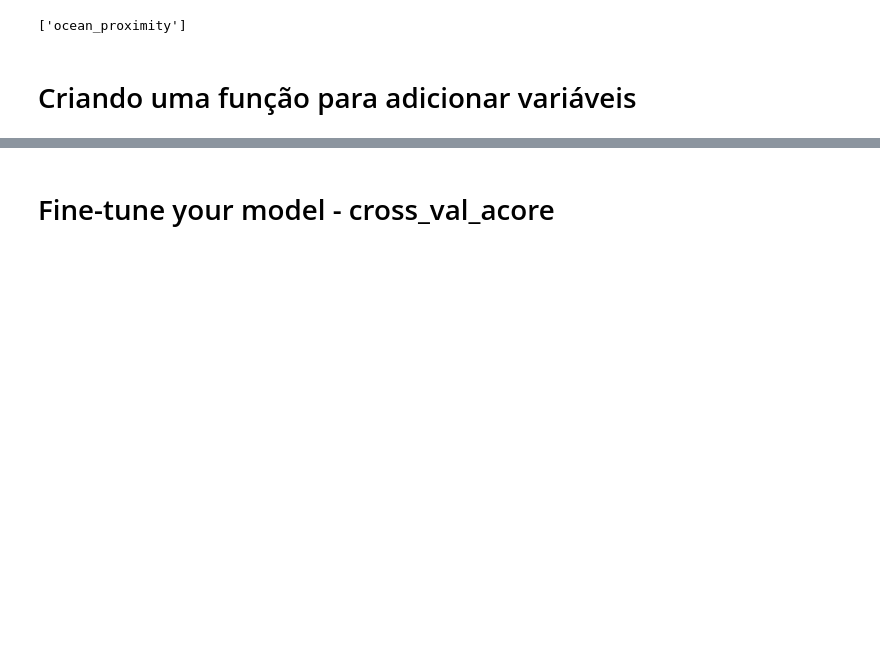
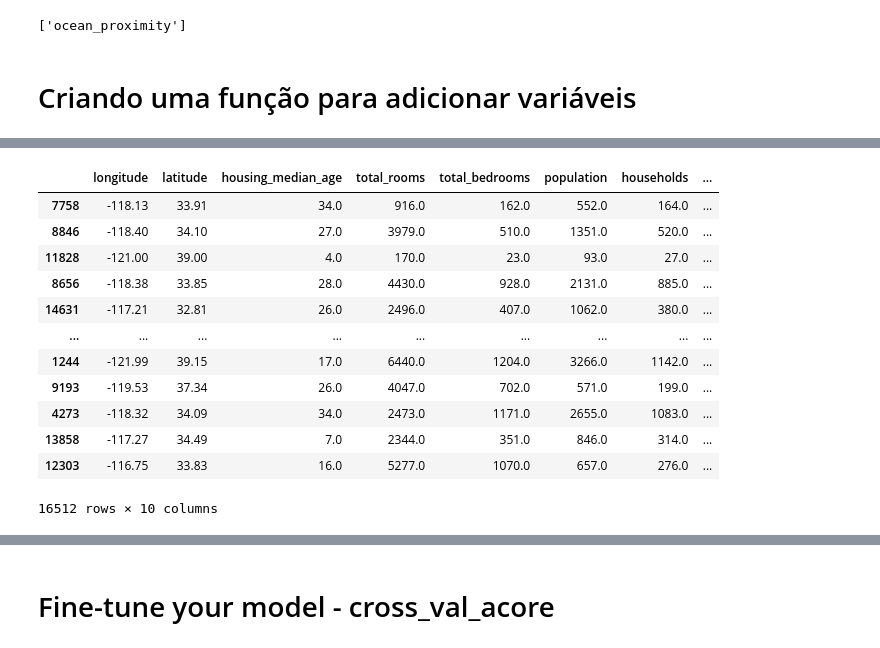
Before and after one commit to viggiano75/hands_on_ml, a Jupyter notebook: cap_02_pipeline_simples.ipynb, the cells around one changed output, grey strips where cells are left out. Saved outputs shown, nothing was run; the diff lists cells and outputs as text; code cells hidden in the pictures; blank space fills up the shorter version.

```diff
--- a/cap_02_pipeline_simples.ipynb
+++ b/cap_02_pipeline_simples.ipynb
@@ -215,0 +219,16 @@ class CombinedAttributesAdder(BaseEstimator, TransformerMixin):
+# %%
+X_train
+# %% [output]
+|  | longitude | latitude | housing_median_age | total_rooms | total_bedrooms | population | households | ... |
+| 7758 | -118.13 | 33.91 | 34.0 | 916.0 | 162.0 | 552.0 | 164.0 | ... |
+| 8846 | -118.40 | 34.10 | 27.0 | 3979.0 | 510.0 | 1351.0 | 520.0 | ... |
+| 11828 | -121.00 | 39.00 | 4.0 | 170.0 | 23.0 | 93.0 | 27.0 | ... |
+| 8656 | -118.38 | 33.85 | 28.0 | 4430.0 | 928.0 | 2131.0 | 885.0 | ... |
+| 14631 | -117.21 | 32.81 | 26.0 | 2496.0 | 407.0 | 1062.0 | 380.0 | ... |
+| ... | ... | ... | ... | ... | ... | ... | ... | ... |
+| 1244 | -121.99 | 39.15 | 17.0 | 6440.0 | 1204.0 | 3266.0 | 1142.0 | ... |
+| 9193 | -119.53 | 37.34 | 26.0 | 4047.0 | 702.0 | 571.0 | 199.0 | ... |
+| 4273 | -118.32 | 34.09 | 34.0 | 2473.0 | 1171.0 | 2655.0 | 1083.0 | ... |
+| 13858 | -117.27 | 34.49 | 7.0 | 2344.0 | 351.0 | 846.0 | 314.0 | ... |
+| 12303 | -116.75 | 33.83 | 16.0 | 5277.0 | 1070.0 | 657.0 | 276.0 | ... |
+16512 rows × 10 columns
```
Also changed, not shown: parts of 43 cells of this notebook, 1 other file.
